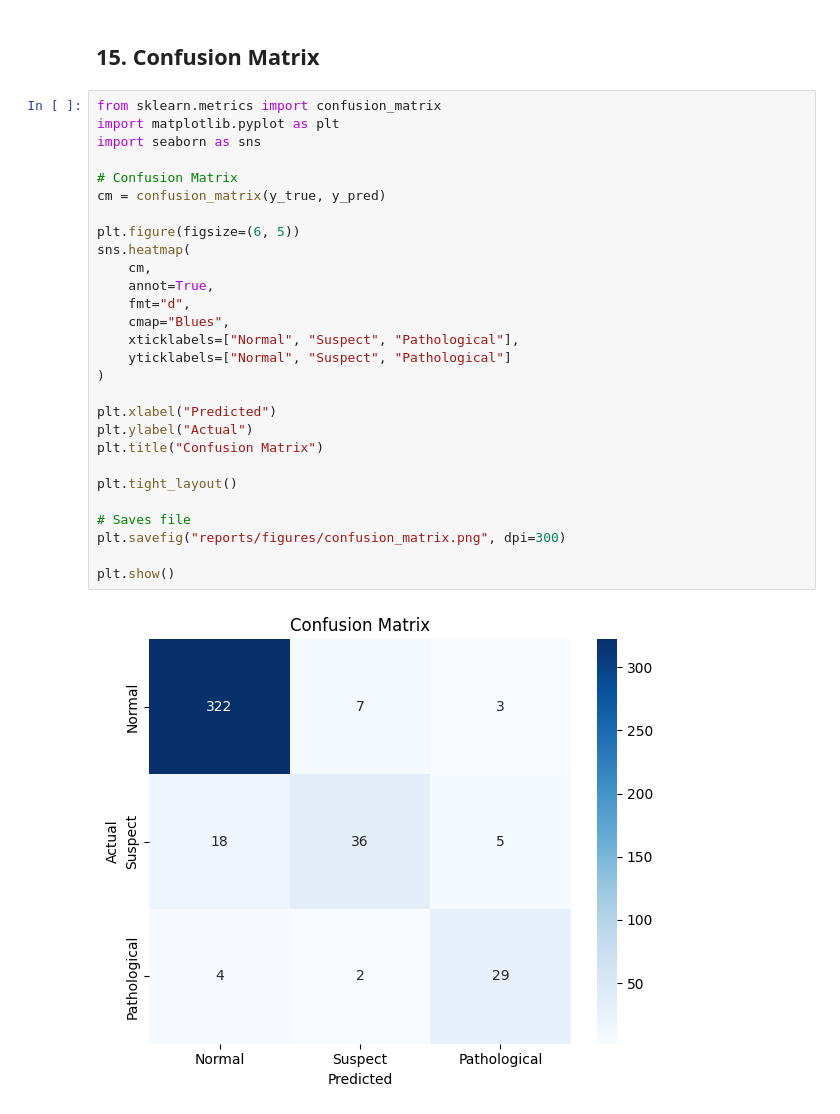
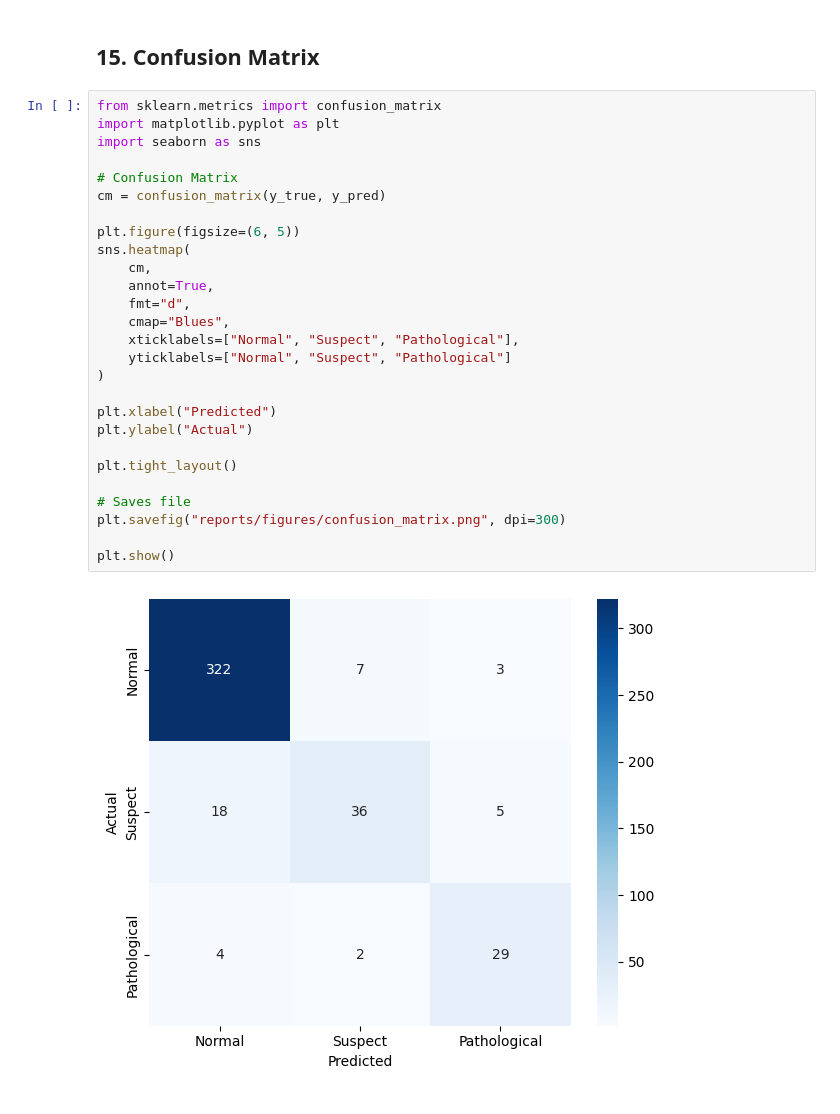
Before and after one commit to iluizacosta/mlp-advanced-ai-topics, a Jupyter notebook: fetal_health_notebook.ipynb, the cells around one changed output. Cells and saved outputs as stored; diff of their text form.

Commit message:
Fix: removing title from Confusion Matrix  table

```diff
--- a/fetal_health_notebook.ipynb
+++ b/fetal_health_notebook.ipynb
@@ -1528,30 +1528,29 @@ weighted avg       0.90      0.91      0.90       426
 # %%
 from sklearn.metrics import confusion_matrix
 import matplotlib.pyplot as plt
 import seaborn as sns
 
 # Confusion Matrix
 cm = confusion_matrix(y_true, y_pred)
 
 plt.figure(figsize=(6, 5))
 sns.heatmap(
     cm,
     annot=True,
     fmt="d",
     cmap="Blues",
     xticklabels=["Normal", "Suspect", "Pathological"],
     yticklabels=["Normal", "Suspect", "Pathological"]
 )
 
 plt.xlabel("Predicted")
 plt.ylabel("Actual")
-plt.title("Confusion Matrix")
 
 plt.tight_layout()
 
 # Saves file
 plt.savefig("reports/figures/confusion_matrix.png", dpi=300)
 
 plt.show()
 # %% [output]
-[figure, old version]
+[figure, new version]
```
Also changed, not shown: 1 other file.
